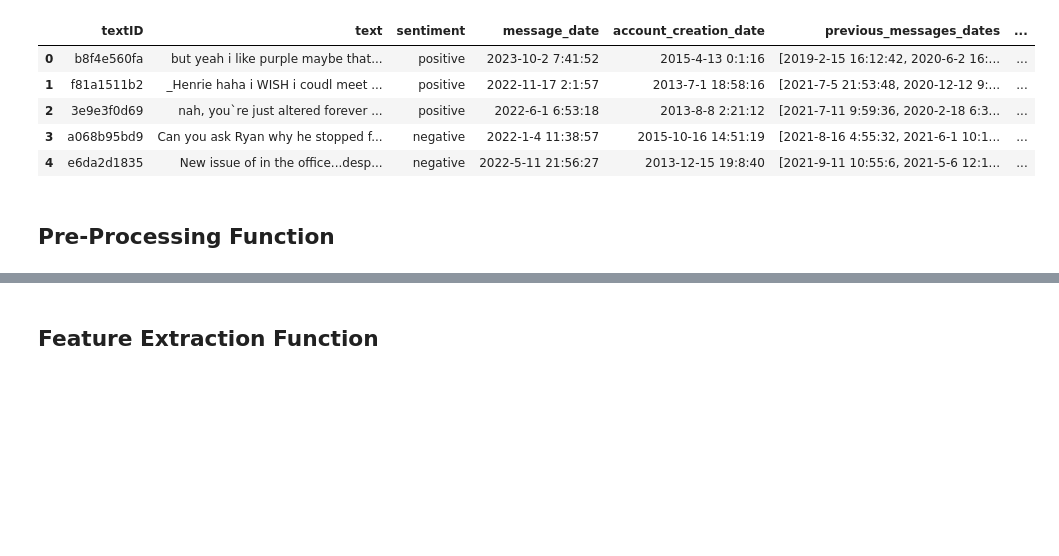
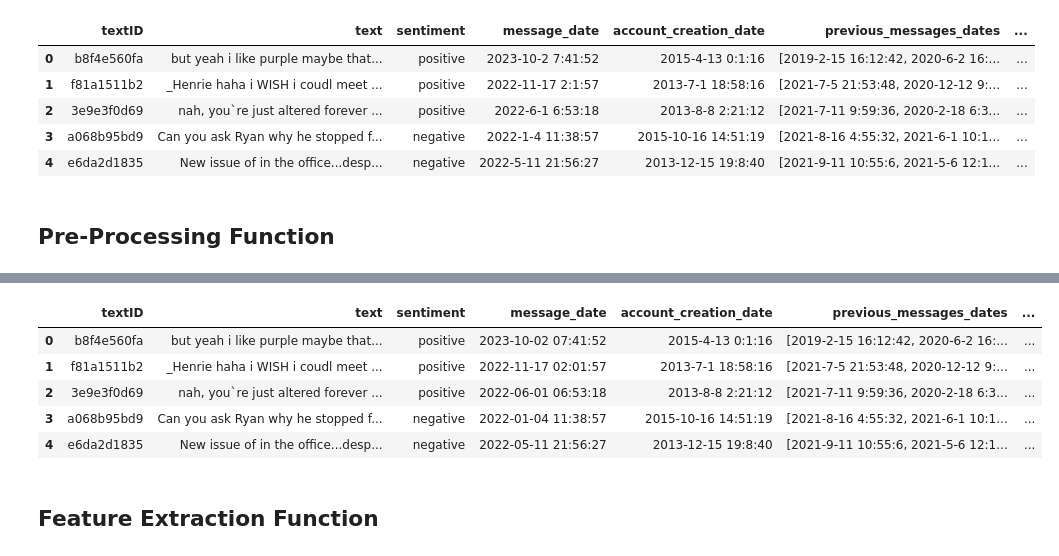
Before and after one commit to tamaryosefhay/Mechine-Learning, a Jupyter notebook: partB.ipynb, the cells around one changed output, grey strips where cells are left out. Drawn from its saved outputs; the diff is of its cells as text; code cells hidden in the pictures; blank space fills up the shorter version.

```diff
--- a/partB.ipynb
+++ b/partB.ipynb
@@ -31,6 +30,7 @@ import numpy as np
 import pandas as pd
 import re
 from nltk.stem import SnowballStemmer
+
 
 def preprocess_data(df):
     # Calculate missing values before deletion
@@ -38,15 +38,15 @@ def preprocess_data(df):
 
     # Drop rows with missing values exceeding a threshold
     df = df.dropna(thresh=df.shape[1] - 2)
-
-    missing_values_after = df.isnull().sum()
-    missing_values_table = pd.DataFrame({
-        'Before': missing_values_before,
-        'After': missing_values_after,
-        'Difference': missing_values_before - missing_values_after
-    })
-    print("Missing Values Before and After Deletion:")
-    print(missing_values_table)
+    #
+    # missing_values_after = df.isnull().sum()
+    # missing_values_table = pd.DataFrame({
+    #     'Before': missing_values_before,
+    #     'After': missing_values_after,
+    #     'Difference': missing_values_before - missing_values_after
+    # })
+    # print("Missing Values Before and After Deletion:")
+    # print(missing_values_table)
 
     # Fill missing values for 'email' with 'unknown'
     df['email'] = df['email'].fillna('unknown')
@@ -81,8 +81,8 @@ def preprocess_data(df):
     df['message_date'] = pd.to_datetime(df['message_date'])
     df['hour'] = df['message_date'].dt.hour
     morning_interval = range(6, 12)  # 6:00 AM to 11:59 AM
-    noon_interval = range(12, 18)    # 12:00 PM to 5:59 PM
-    evening_interval = range(18, 24) # 6:00 PM to 11:59 PM
+    noon_interval = range(12, 18)  # 12:00 PM to 5:59 PM
+    evening_interval = range(18, 24)  # 6:00 PM to 11:59 PM
 
     def categorize_hour(hour):
         if hour in morning_interval:
@@ -97,35 +97,50 @@ def preprocess_data(df):
     df['message_time_category'] = df['hour'].apply(categorize_hour)
     df.drop(columns=['hour'], inplace=True)
 
-    # Lower case
-    df['text'] = df['text'].str.lower()
+    # handle changes for ngram
+    # Make a copy of the DataFrame to avoid modifying the original
+    df_processed = df.copy()
+
+    # Lowercase
+    df_processed['clean_text'] = df_processed['text'].str.lower()
 
     # Stemming
     stemmer = SnowballStemmer('english')
-    df['text'] = df['text'].apply(lambda x: ' '.join(stemmer.stem(word) for word in x.split()))
+    df_processed['clean_text'] = df_processed['clean_text'].apply(
+        lambda x: ' '.join(stemmer.stem(word) for word in x.split()))
 
     # Remove punctuation
-    df['text'] = df['text'].apply(lambda x: re.sub(r'[^\w\s]', ' ', x))
+    df_processed['clean_text'] = df_processed['clean_text'].apply(lambda x: re.sub(r'[^\w\s]', ' ', x))
 
     # Remove numbers
-    df['text'] = df['text'].apply(lambda x: re.sub(r'\d+', '', x))
+    df_processed['clean_text'] = df_processed['clean_text'].apply(
+        lambda x: ' '.join(word for word in x.split() if not word.isdigit()))
 
     # Remove words with 1 letter
-    df['text'] = df['text'].apply(lambda x: re.sub(r'\b\w{1}\b', '', x))
+    df_processed['clean_text'] = df_processed['clean_text'].apply(lambda x: re.sub(r'\b\w{1}\b', '', x))
 
     # Remove top 0.05% of most common or not common words
     h_pct = 0.05
     l_pct = 0.05
 
     # Remove the top $h_pct of the most frequent words
-    high_freq = pd.Series(' '.join(df['text']).split()).value_counts()[:int(pd.Series(' '.join(df['text']).split()).count() * h_pct / 100)]
-    df['text'] = df['text'].apply(lambda x: ' '.join(x for x in x.split() if x not in high_freq))
+    high_freq = pd.Series(' '.join(df_processed['clean_text']).split()).value_counts()[
+                :int(pd.Series(' '.join(df_processed['clean_text']).split()).count() * h_pct / 100)]
+    df_processed['clean_text'] = df_processed['clean_text'].apply(
+        lambda x: ' '.join(word for word in x.split() if word not in high_freq))
 
     # Remove the top $l_pct of the least frequent words
-    low_freq = pd.Series(' '.join(df['text']).split()).value_counts()[:-int(pd.Series(' '.join(df['text']).split()).count() * l_pct / 100):-1]
-    df['text'] = df['text'].apply(lambda x: ' '.join(x for x in x.split() if x not in low_freq))
+    low_freq = pd.Series(' '.join(df_processed['clean_text']).split()).value_counts()[
+               :-int(pd.Series(' '.join(df_processed['clean_text']).split()).count() * l_pct / 100):-1]
+    df_processed['clean_text'] = df_processed['clean_text'].apply(
+        lambda x: ' '.join(word for word in x.split() if word not in low_freq))
 
     # Remove double spaces
-    df['text'] = df['text'].apply(lambda x: re.sub(r'\s+', ' ', x))
+    df_processed['clean_text'] = df_processed['clean_text'].apply(lambda x: re.sub(r'\s+', ' ', x))
 
-    return df
+    return df_processed
+
+
+preprocess_test = preprocess_data(df)
+preprocess_test.head()
+# %% [output]
@@ -132,3 +164,9 @@ def preprocess_data(df):
+|  | textID | text | sentiment | message_date | account_creation_date | previous_messages_dates | ... |
+| 0 | b8f4e560fa | but yeah i like purple maybe that... | positive | 2023-10-02 07:41:52 | 2015-4-13 0:1:16 | [2019-2-15 16:12:42, 2020-6-2 16:... | ... |
+| 1 | f81a1511b2 | _Henrie haha i WISH i coudl meet ... | positive | 2022-11-17 02:01:57 | 2013-7-1 18:58:16 | [2021-7-5 21:53:48, 2020-12-12 9:... | ... |
+| 2 | 3e9e3f0d69 | nah, you`re just altered forever ... | positive | 2022-06-01 06:53:18 | 2013-8-8 2:21:12 | [2021-7-11 9:59:36, 2020-2-18 6:3... | ... |
+| 3 | a068b95bd9 | Can you ask Ryan why he stopped f... | negative | 2022-01-04 11:38:57 | 2015-10-16 14:51:19 | [2021-8-16 4:55:32, 2021-6-1 10:1... | ... |
+| 4 | e6da2d1835 | New issue of in the office...desp... | negative | 2022-05-11 21:56:27 | 2013-12-15 19:8:40 | [2021-9-11 10:55:6, 2021-5-6 12:1... | ... |
 # %% [markdown]
 ## Feature Extraction Function
 # %%
```
Also changed, not shown: parts of 12 cells of this notebook, 1 other file.
